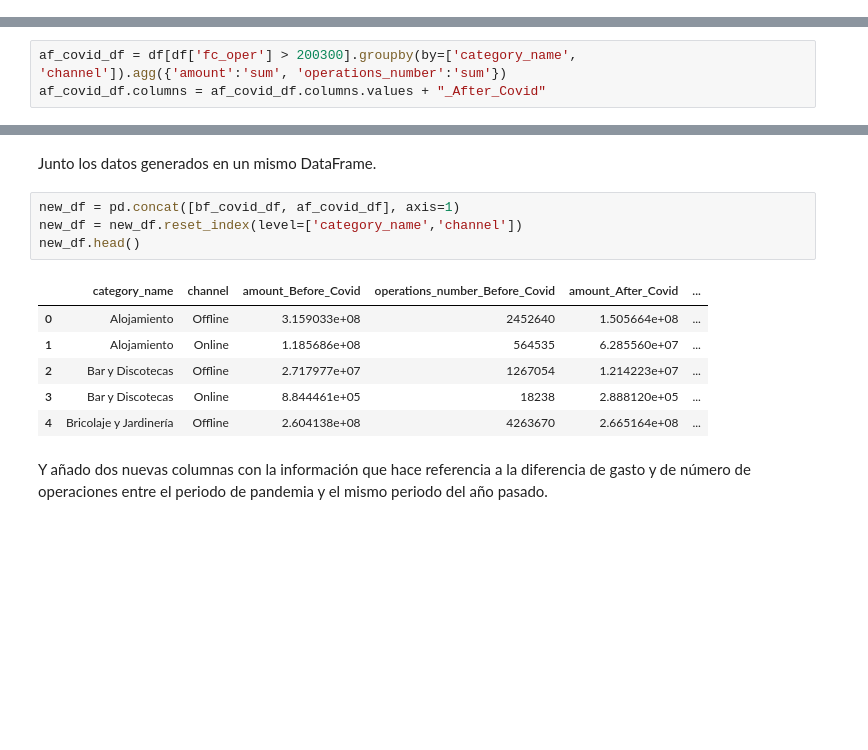
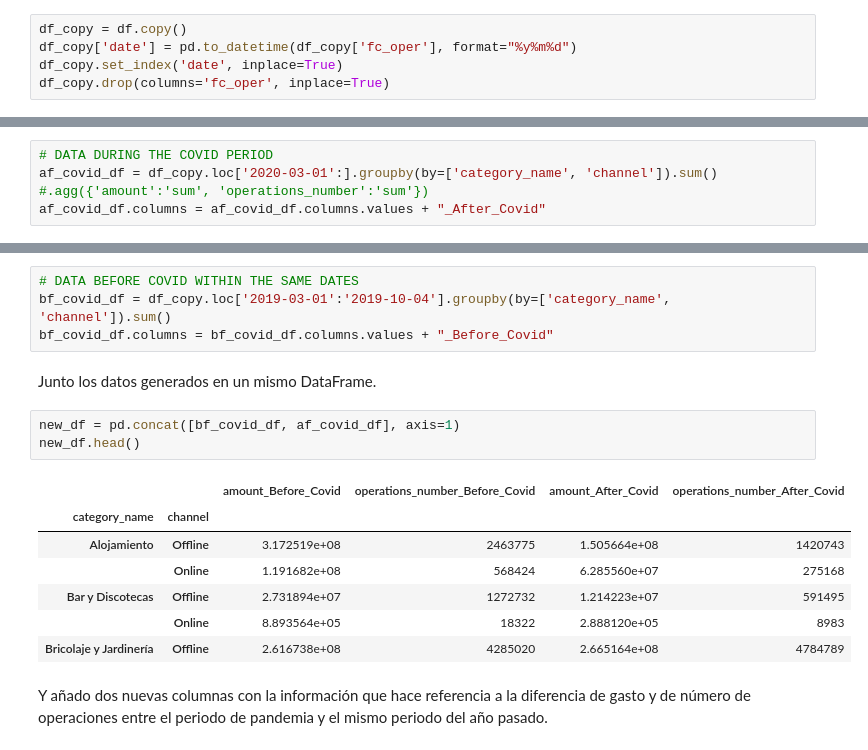
Before and after one commit to csar95/Gasto-con-Tarjeta_Time-Series, a Jupyter notebook: workbook.ipynb, the cells around one changed output, grey strips where cells are left out. Cells and saved outputs as stored; diff of their text form; blank space fills up the shorter version.

```diff
--- a/workbook.ipynb
+++ b/workbook.ipynb
@@ -15,4 +13,9 @@ df = pd.read_csv("data/movimientos.csv", sep=';', encoding='utf-8')
 df.shape
 # %% [output]
 (15432, 5)
+# %%
+df_copy = df.copy()
+df_copy['date'] = pd.to_datetime(df_copy['fc_oper'], format="%y%m%d")
+df_copy.set_index('date', inplace=True)
+df_copy.drop(columns='fc_oper', inplace=True)
 # %%
@@ -47,5 +47,6 @@ No hay valores nulos en ninguna columna.
 
 A continuación filtro los datos por fecha agrupados por categoría y canal, generando dos DataFrames distintos: uno con los datos correspondientes a los meses de pandemia y otro con los datos correspondientes a los mismos meses del año pasado.
 # %%
-af_covid_df = df[df['fc_oper'] > 200300].groupby(by=['category_name', 'channel']).agg({'amount':'sum', 'operations_number':'sum'})
+# DATA DURING THE COVID PERIOD
+af_covid_df = df_copy.loc['2020-03-01':].groupby(by=['category_name', 'channel']).sum()  #.agg({'amount':'sum', 'operations_number':'sum'})
 af_covid_df.columns = af_covid_df.columns.values + "_After_Covid"
@@ -55,16 +57,20 @@ bf_covid_df.columns = bf_covid_df.columns.values + "_Before_Covid"
+# %%
+# DATA BEFORE COVID WITHIN THE SAME DATES
+bf_covid_df = df_copy.loc['2019-03-01':'2019-10-04'].groupby(by=['category_name', 'channel']).sum()
+bf_covid_df.columns = bf_covid_df.columns.values + "_Before_Covid"
 # %% [markdown]
 Junto los datos generados en un mismo DataFrame.
 # %%
 new_df = pd.concat([bf_covid_df, af_covid_df], axis=1)
-new_df = new_df.reset_index(level=['category_name','channel'])
 new_df.head()
 # %% [output]
-|  | category_name | channel | amount_Before_Covid | operations_number_Before_Covid | amount_After_Covid | ... |
-| 0 | Alojamiento | Offline | 3.159033e+08 | 2452640 | 1.505664e+08 | ... |
-| 1 | Alojamiento | Online | 1.185686e+08 | 564535 | 6.285560e+07 | ... |
-| 2 | Bar y Discotecas | Offline | 2.717977e+07 | 1267054 | 1.214223e+07 | ... |
-| 3 | Bar y Discotecas | Online | 8.844461e+05 | 18238 | 2.888120e+05 | ... |
-| 4 | Bricolaje y Jardinería | Offline | 2.604138e+08 | 4263670 | 2.665164e+08 | ... |
+|  |  | amount_Before_Covid | operations_number_Before_Covid | amount_After_Covid | operations_number_After_Covid |
+| category_name | channel |  |  |  |  |
+| Alojamiento | Offline | 3.172519e+08 | 2463775 | 1.505664e+08 | 1420743 |
+|  | Online | 1.191682e+08 | 568424 | 6.285560e+07 | 275168 |
+| Bar y Discotecas | Offline | 2.731894e+07 | 1272732 | 1.214223e+07 | 591495 |
+|  | Online | 8.893564e+05 | 18322 | 2.888120e+05 | 8983 |
+| Bricolaje y Jardinería | Offline | 2.616738e+08 | 4285020 | 2.665164e+08 | 4784789 |
 # %% [markdown]
 Y añado dos nuevas columnas con la información que hace referencia a la diferencia de gasto y de número de operaciones entre el periodo de pandemia y el mismo periodo del año pasado.
 # %%
```
Also changed, not shown: parts of 66 cells of this notebook.
